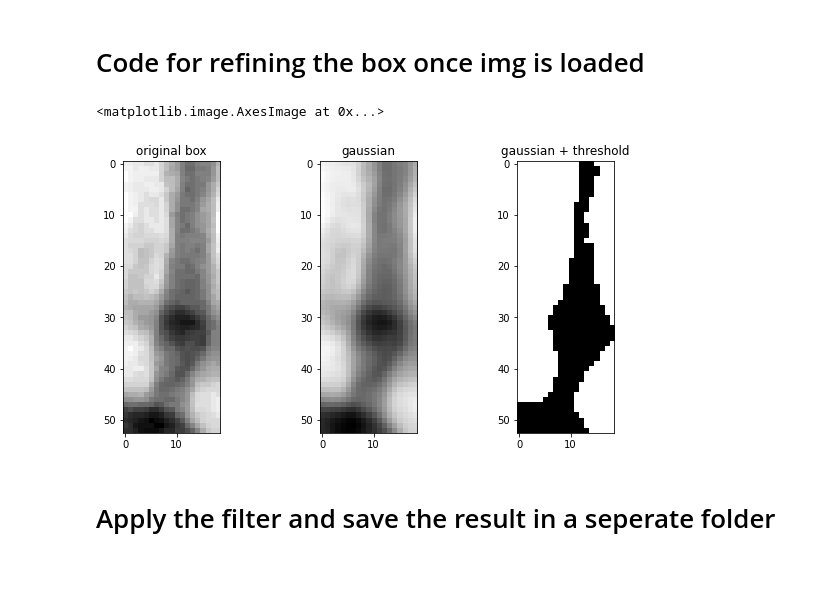
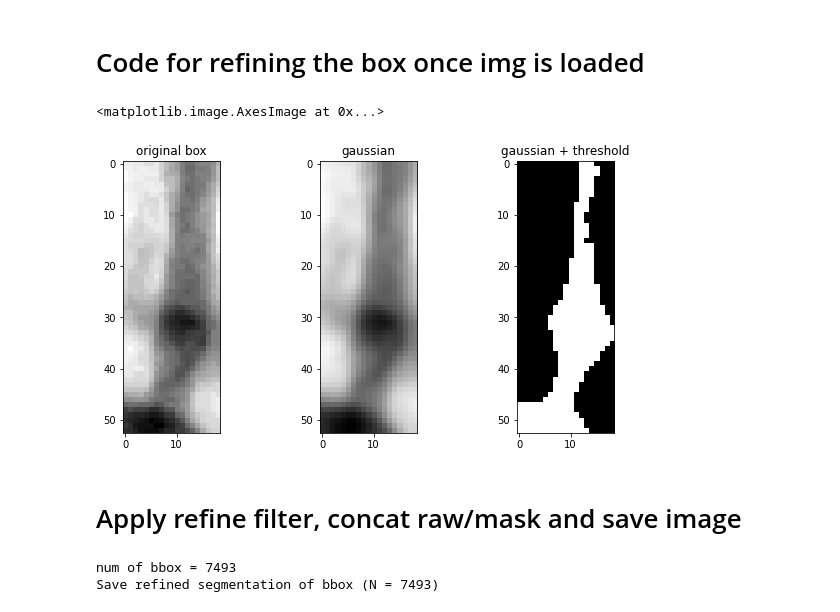
Before and after one commit to mehdizhioua/xray_angio_stenosis_detection, a Jupyter notebook: note/refine_labels.ipynb, the cells around one changed output. Saved outputs shown, nothing was run; the diff lists cells and outputs as text; code cells hidden in the pictures; blank space fills up the shorter version.

```diff
--- a/note/refine_labels.ipynb
+++ b/note/refine_labels.ipynb
@@ -22,24 +22,24 @@ def gaussian_kernel(size, sigma):
     kernel = np.exp(-(x**2 + y**2) / (2 * sigma**2))
     return kernel / np.sum(kernel)
 
-def gaussian_filter(img_, k_size, sigma):
+def gaussian_filter(img_, k_size=3, sigma=1):
     """Applies a Gaussian filter to the given image"""
     kernel = gaussian_kernel(k_size, sigma)
     smoothed = convolve(img_, kernel)
     return smoothed
 
-def refine_label_gaussian(img_, k_size, sigma, thsld, use_otsu):
+def refine_label_gaussian(img_, k_size=3, sigma=1, thsld=0.5, use_otsu=True):
     img_smooth = gaussian_filter(img_, k_size, sigma)
     if use_otsu:
         thresh = threshold_otsu(img)
-        binary = img > thresh
+        binary = img < thresh
         return binary
     else:
-        return img_smooth>thsld
+        return img_smooth < thsld
 # %%
-dataset_path = '../big_data/image_dir'
-train_labels = pd.read_csv('../data/train_labels.csv')
-test_labels = pd.read_csv('../data/test_labels.csv')
+dataset_path = '../data/image_dir'
+train_labels = pd.read_csv('../original_data/train_labels.csv')
+test_labels = pd.read_csv('../original_data/test_labels.csv')
 
 k = 20 #we access the k-th bounding box
 file = train_labels["filename"][k]
@@ -50,57 +50,66 @@ xmax = train_labels.iloc[k,6]
 ymin = train_labels.iloc[k,5]
 ymax = train_labels.iloc[k,7]
 
 #img contains the bounding box we want to refine
 img = img_full.T[xmin : xmax, ymin : ymax] #we have to transpose in order to match the coordinate system
 img = normalize(img)
 
 #parameters that can be modified to enhance the refined label
 k_size = 3
 sigma = 1
 thsld = 0.5
 use_otsu = False
 # frangi_thresold = 0.5
 # otsu = False #set True if you want touse otsu thresholding instead of thsld
 
 #compute the refined label
 refined1 = gaussian_filter(img, k_size, sigma)
 refined2 = refine_label_gaussian(img, k_size, sigma, thsld, use_otsu)
 # refined3 = (refined1 + refined2) >= 1
 
 #visualize if the label is adapted what we want
 fig,axs = plt.subplots(1, 3, figsize = (10,5))
 axs[0].imshow(img, cmap=cm.gray)
 axs[0].set_title("original box")
 axs[1].imshow(refined1, cmap=cm.gray)
 axs[1].set_title("gaussian")
 axs[2].set_title("gaussian + threshold")
 axs[2].imshow(refined2, cmap=cm.gray)
 # %% [output]
 <matplotlib.image.AxesImage at 0x...>
-[figure, old version]
+[figure, new version]
 # %% [markdown]
-# Apply the filter and save the result in a seperate folder
+# Apply refine filter, concat raw/mask and save image
 # %%
-refined_path = '../data/refined_labels/'
+refined_path = '../original_data/refined_labels/'
+num_train = len(train_labels["filename"])
+print(f"num of bbox = {num_train}")
 
-# num_train = len(train_labels["filename"])
-num_train = 100
+save_refined = True
 
-for k in range(num_train):
-    file = train_labels["filename"][k]
+if save_refined:
+    print(f"Save refined segmentation of bbox (N = {num_train})")
 
-    img_full = np.sum(np.array(Image.open(os.path.join(dataset_path, file))), axis = 2)
-    xmin = train_labels.iloc[k,4]
-    xmax = train_labels.iloc[k,6]
-    ymin = train_labels.iloc[k,5]
-    ymax = train_labels.iloc[k,7]
+    for k in range(num_train):
+        file = train_labels["filename"][k]
 
-    #img contains the bounding box we want to refine
-    img = img_full.T[xmin : xmax, ymin : ymax] #we have to transpose in order to match the coordinate system
-    img = normalize(img)
+        img_full = np.sum(np.array(Image.open(os.path.join(dataset_path, file))), axis = 2)
+        xmin = train_labels.iloc[k,4]
+        xmax = train_labels.iloc[k,6]
+        ymin = train_labels.iloc[k,5]
+        ymax = train_labels.iloc[k,7]
 
-    #compute the refined label
-    refined = refine_label_gaussian(img, k_size, sigma, thsld, use_otsu)
+        #img contains the bounding box we want to refine
+        img = img_full.T[xmin : xmax, ymin : ymax] #we have to transpose in order to match the coordinate system
+        img = normalize(img)
 
-    merged = np.concatenate((img, refined), axis=1)
-    # plt.imsave(refined_path + f'merged{k}.png', merged, cmap=cm.gray)
+        #compute the refined label
+        refined = refine_label_gaussian(img, k_size, sigma, thsld, use_otsu)
+
+        # raw and refined images are concatenated and saved into one image
+        # image saved in gray scale since raw is gray (though mask is binary)
+        merged = np.concatenate((img, refined), axis=1)
+        plt.imsave(refined_path + f'merged{k}.png', merged, cmap=cm.gray)
+# %% [output]
+num of bbox = 7493
+Save refined segmentation of bbox (N = 7493)
```
Also changed, not shown: parts of 11 cells of this notebook, 1 other file.
